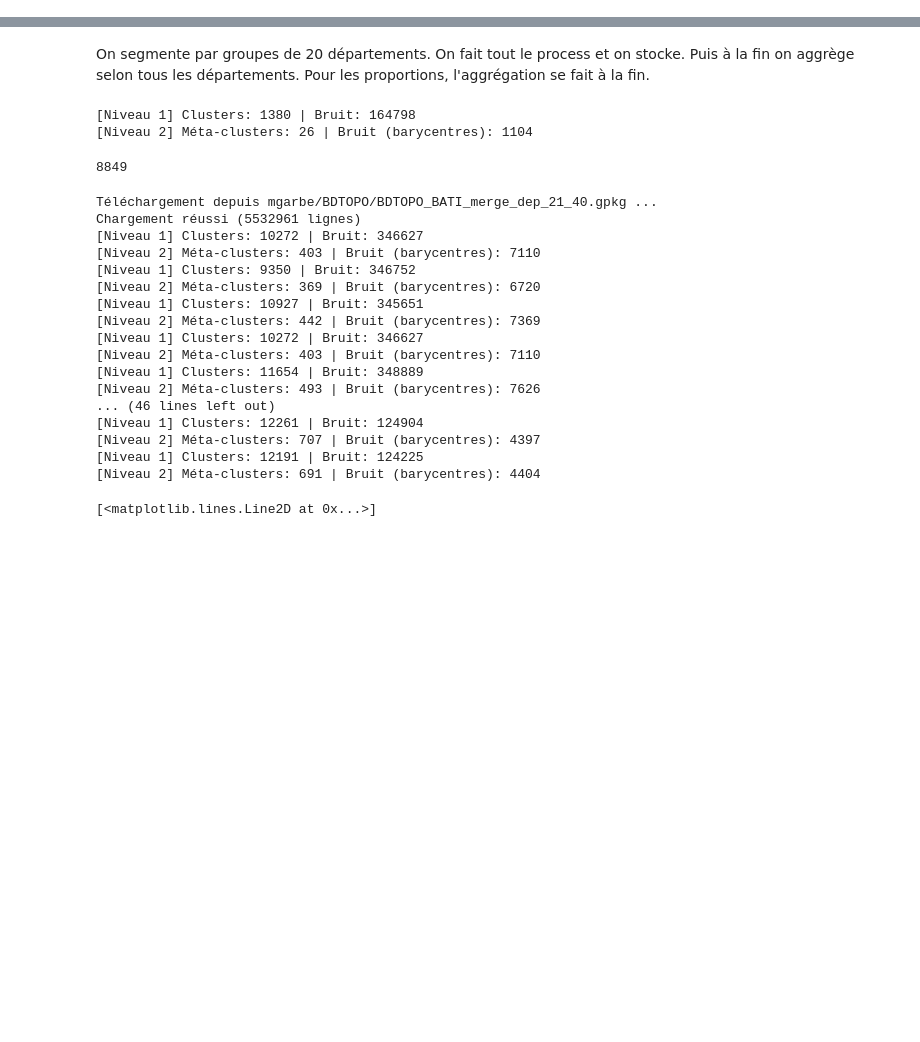
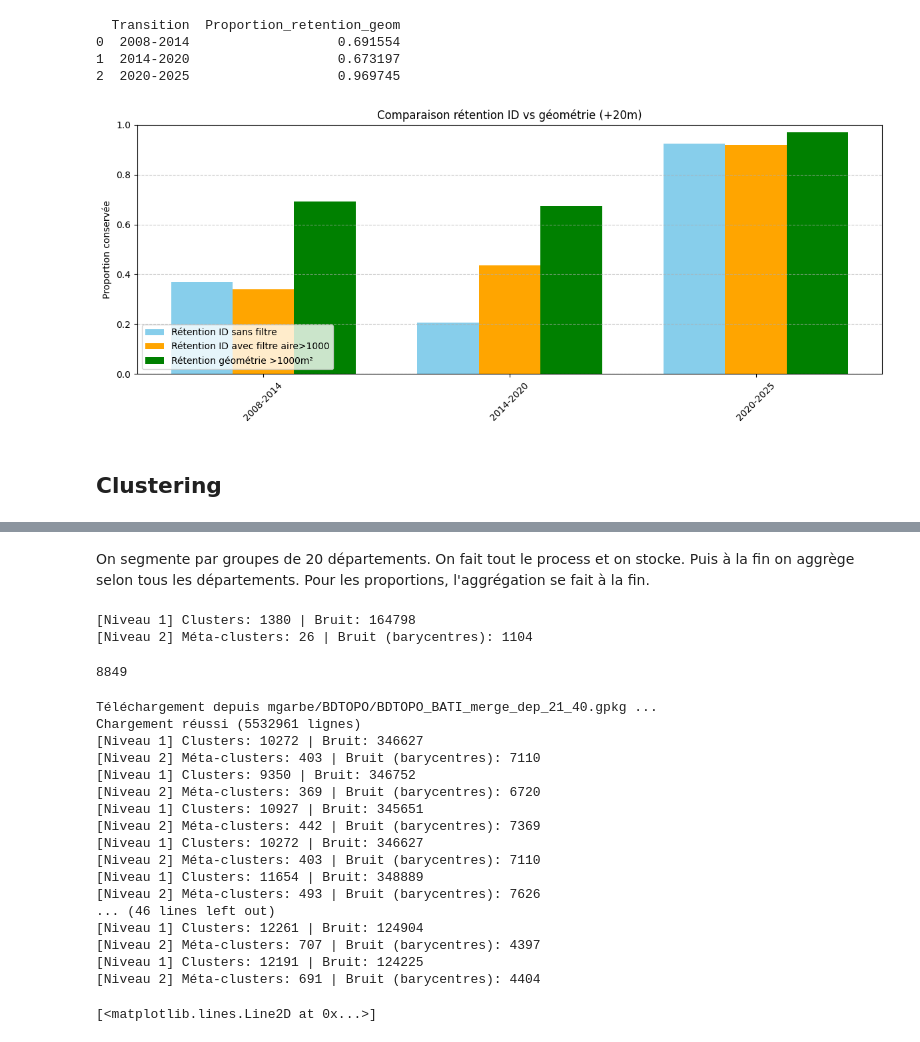
Before and after one commit to xdalp/projet3A, a Jupyter notebook: stat_desc.ipynb, the cells around one changed output, grey strips where cells are left out. Saved outputs shown, nothing was run; the diff lists cells and outputs as text; code cells hidden in the pictures; blank space fills up the shorter version.

```diff
--- a/stat_desc.ipynb
+++ b/stat_desc.ipynb
@@ -87,3 +180,76 @@ Chargement réussi (3168415 lignes)
+# %%
+# Filtrer les bâtiments >1000m2
+temp = gdf[
+    (gdf.geometry.area > 1000)
+    #& (gdf['Annee'].isin([2010, 2011, 2012, 2017, 2018, 2019, 2020]))
+    #& (gdf['Dep'].isin([71,63,74,77,67,73,68,76,69]))
+].copy()
+
+annees = sorted(temp['Annee'].unique())
+retention_geom = {}
+
+rayon = 20  # tolérance en mètres
+
+for i in range(len(annees) - 1):
+    annee_t = annees[i]
+    annee_t1 = annees[i + 1]
+
+    gdf_t = temp[temp['Annee'] == annee_t].copy()
+    gdf_t1 = temp[temp['Annee'] == annee_t1].copy()
+
+    # On crée des indices spatiaux pour accélérer
+    gdf_t1_sindex = gdf_t1.sindex
+
+    count_retained = 0
+    for geom in gdf_t.geometry:
+        # Vérifier si un bâtiment dans t+1 est à moins de 50m
+        possible_matches_index = list(gdf_t1_sindex.intersection(geom.buffer(rayon).bounds))
+        possible_matches = gdf_t1.iloc[possible_matches_index]
+        if any(possible_matches.distance(geom) <= rayon):
+            count_retained += 1
+
+    proportion = count_retained / len(gdf_t) if len(gdf_t) > 0 else None
+    retention_geom[f"{annee_t}-{annee_t1}"] = proportion
+
+# Convertir en DataFrame
+df_retention_geom = pd.DataFrame({
+    "Transition": list(retention_geom.keys()),
+    "Proportion_retention_geom": list(retention_geom.values())
+})
+
+print(df_retention_geom)
+
+# Fusionner les deux DataFrames sur la Transition
+df_plot = df_retention.merge(
+    df_retention_geom,
+    on="Transition",
+    how="left"
+)
+
+x = range(len(df_plot))
+width = 0.25
+
+plt.figure(figsize=(12,5))
+plt.bar([i - width for i in x], df_plot["Sans_filtre"], width=width, label='Rétention ID sans filtre', color='skyblue')
+plt.bar(x, df_plot["Avec_filtre"], width=width, label='Rétention ID avec filtre aire>1000', color='orange')
+plt.bar([i + width for i in x], df_plot["Proportion_retention_geom"], width=width, label='Rétention géométrie >1000m²', color='green')
+
+plt.xticks(x, df_plot["Transition"], rotation=45)
+plt.ylabel("Proportion conservée")
+plt.ylim(0,1)
+plt.title("Comparaison rétention ID vs géométrie (+20m)")
+plt.grid(axis='y', linestyle='--', alpha=0.7)
+plt.legend(loc='lower left')
+plt.tight_layout()
+plt.show()
+# %% [output]
+  Transition  Proportion_retention_geom
+0  2008-2014                   0.691554
+1  2014-2020                   0.673197
+2  2020-2025                   0.969745
+[figure, added]
+# %% [markdown]
+## Clustering
 # %%
 plot_DB_epsilon(gdf,2008,4,1,301,20)
 # %% [output]
```
Also changed, not shown: parts of 14 cells of this notebook, 4 other files.
